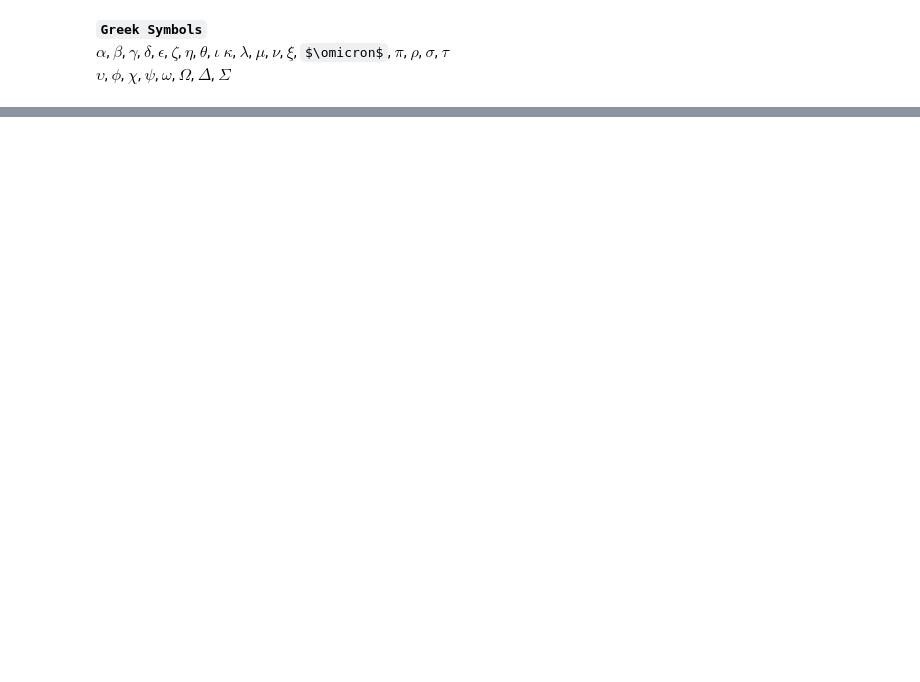
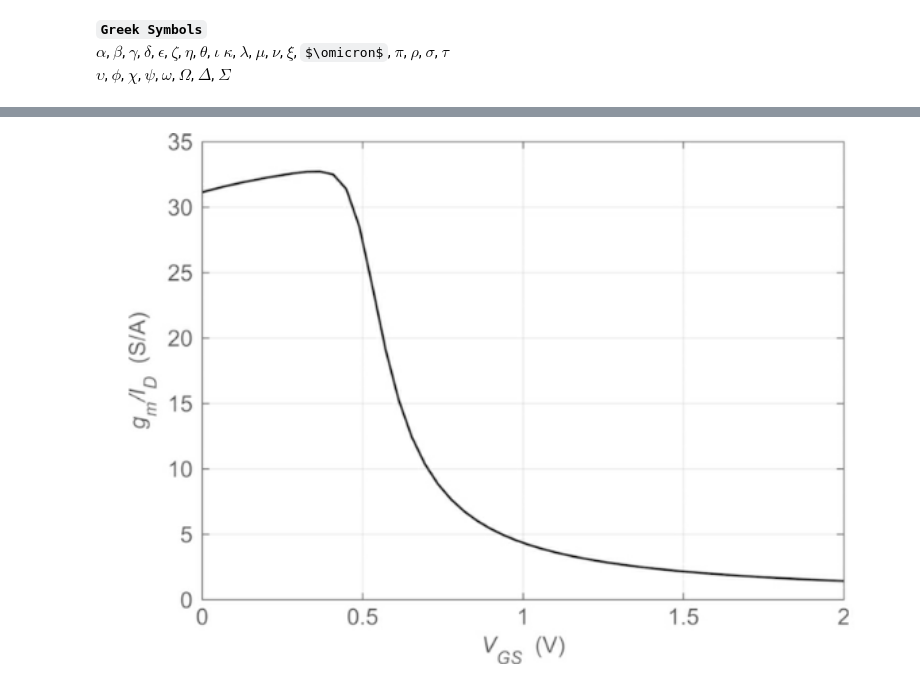
Before and after one commit to ZeRuiCustodio/pygmid, a Jupyter notebook: Systematic_Analog_Design_LUTs/Chapter_2/Book_Chapter2_Jupyter.ipynb, the cells around one changed output, grey strips where cells are left out. Drawn from its saved outputs; the diff is of its cells as text; code cells hidden in the pictures; some formulas as TeX source; blank space fills up the shorter version.

```diff
--- a/Systematic_Analog_Design_LUTs/Chapter_2/Book_Chapter2_Jupyter.ipynb
+++ b/Systematic_Analog_Design_LUTs/Chapter_2/Book_Chapter2_Jupyter.ipynb
@@ -330,0 +669,6 @@ JD.max()
+# %%
+filepath_Book_65nm_figs = 'C:\\Users\\jruib\\OneDrive\\Documents\\Systematic_Analog_Design\\LUTs_65nm\\plots_LUTs_python\\Book_Chap2\\'
+fig_2_4_65nm = filepath_Book_65nm_figs + 'Book_Fig_2_4.png'
+Image(fig_2_4_65nm, width=800, height=800)
+# %% [output]
+[figure, added]
```
Also changed, not shown: parts of 37 cells of this notebook, 4 other files.
